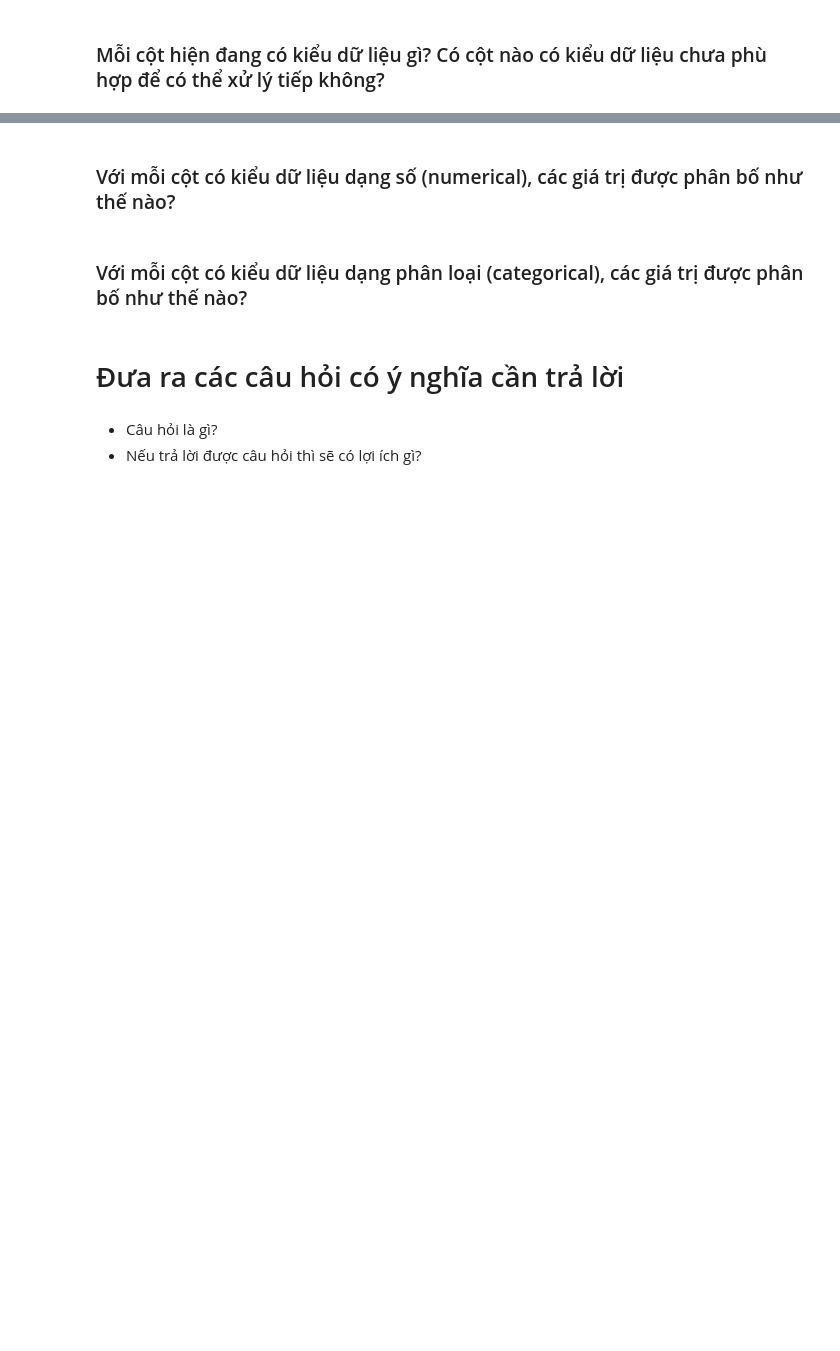
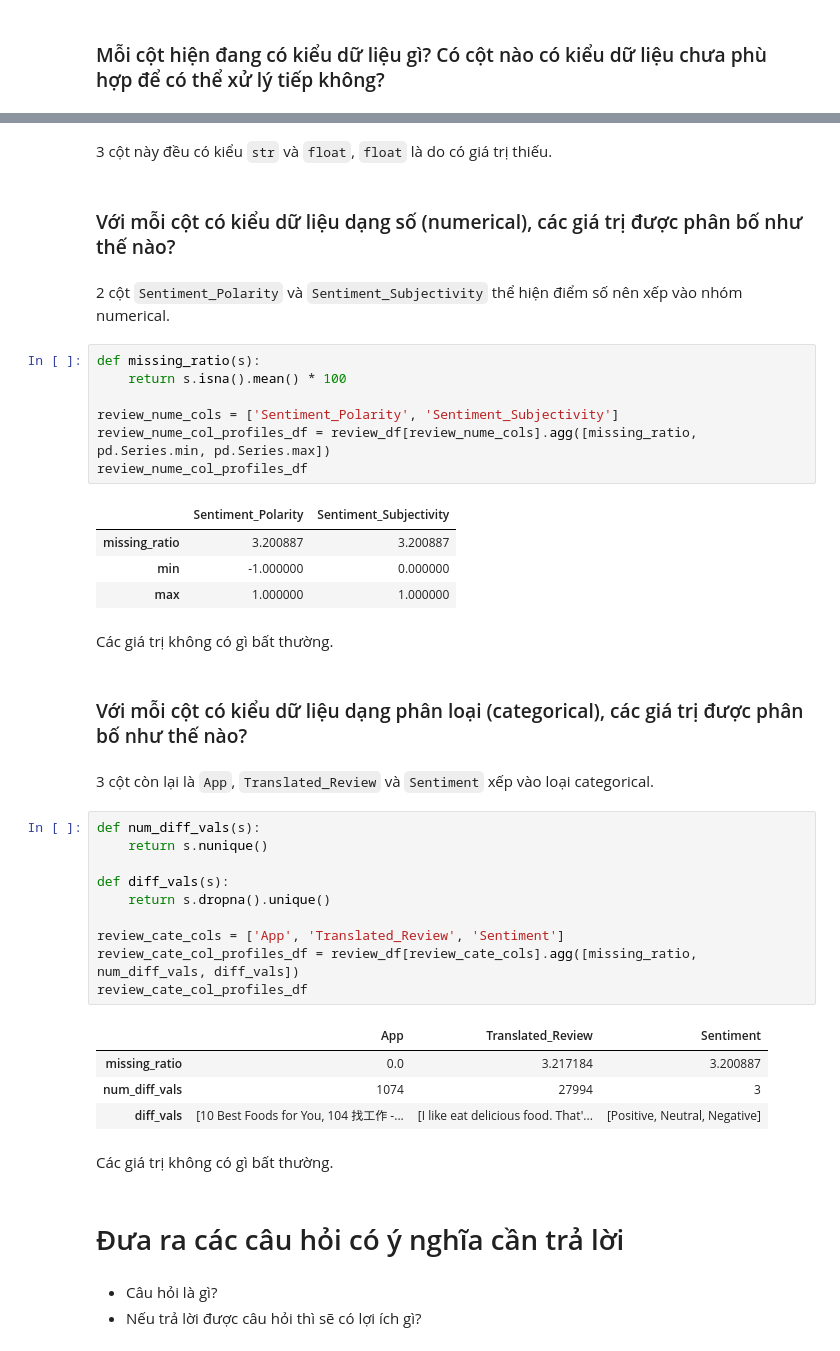
Before and after one commit to tqthangbl/P4DS-FinalProject, a Jupyter notebook: notebook.ipynb, the cells around one changed output, grey strips where cells are left out. Saved outputs shown, nothing was run; the diff lists cells and outputs as text; blank space fills up the shorter version.

```diff
--- a/notebook.ipynb
+++ b/notebook.ipynb
@@ -656,7 +735,44 @@ Các giá trị này không có gì bất thường.
+# %% [markdown]
+3 cột này đều có kiểu `str` và `float`, `float` là do có giá trị thiếu.
 # %% [markdown]
 ### Với mỗi cột có kiểu dữ liệu dạng số (numerical), các giá trị được phân bố như thế nào?
+# %% [markdown]
+2 cột `Sentiment_Polarity` và `Sentiment_Subjectivity` thể hiện điểm số nên xếp vào nhóm numerical.
+# %%
+def missing_ratio(s):
+    return s.isna().mean() * 100
+
+review_nume_cols = ['Sentiment_Polarity', 'Sentiment_Subjectivity']
+review_nume_col_profiles_df = review_df[review_nume_cols].agg([missing_ratio, pd.Series.min, pd.Series.max])
+review_nume_col_profiles_df
+# %% [output]
+|  | Sentiment_Polarity | Sentiment_Subjectivity |
+| missing_ratio | 3.200887 | 3.200887 |
+| min | -1.000000 | 0.000000 |
+| max | 1.000000 | 1.000000 |
+# %% [markdown]
+Các giá trị không có gì bất thường.
 # %% [markdown]
 ### Với mỗi cột có kiểu dữ liệu dạng phân loại (categorical), các giá trị được phân bố như thế nào?
+# %% [markdown]
+3 cột còn lại là `App`, `Translated_Review` và `Sentiment` xếp vào loại categorical.
+# %%
+def num_diff_vals(s):
+    return s.nunique()
+
+def diff_vals(s):
+    return s.dropna().unique()
+
+review_cate_cols = ['App', 'Translated_Review', 'Sentiment']
+review_cate_col_profiles_df = review_df[review_cate_cols].agg([missing_ratio, num_diff_vals, diff_vals])
+review_cate_col_profiles_df
+# %% [output]
+|  | App | Translated_Review | Sentiment |
+| missing_ratio | 0.0 | 3.217184 | 3.200887 |
+| num_diff_vals | 1074 | 27994 | 3 |
+| diff_vals | [10 Best Foods for You, 104 找工作 -... | [I like eat delicious food. That'... | [Positive, Neutral, Negative] |
+# %% [markdown]
+Các giá trị không có gì bất thường.
 # %% [markdown]
 # Đưa ra các câu hỏi có ý nghĩa cần trả lời
 # %% [markdown]
```
Also changed, not shown: parts of 27 cells of this notebook.
